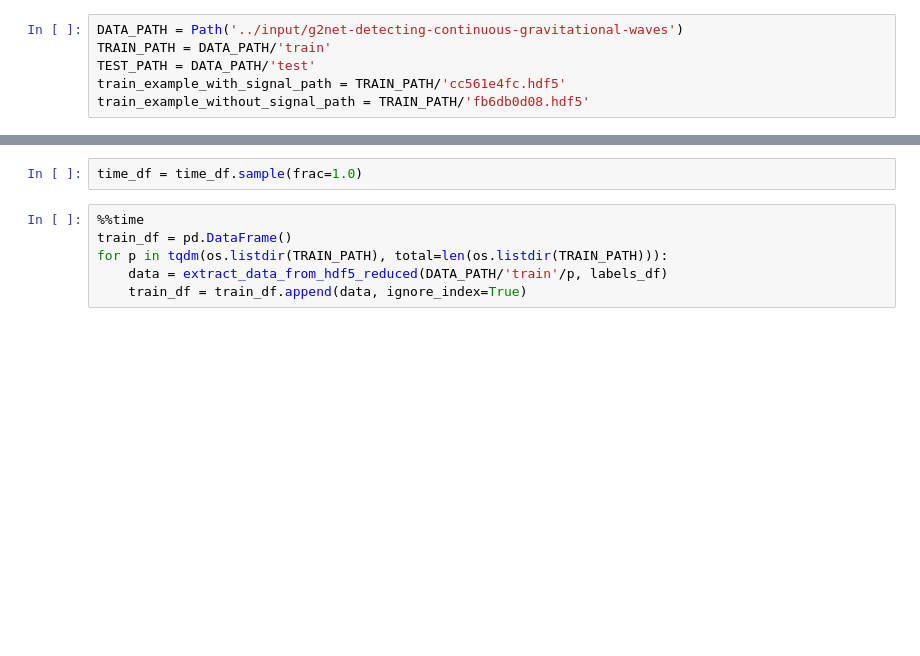
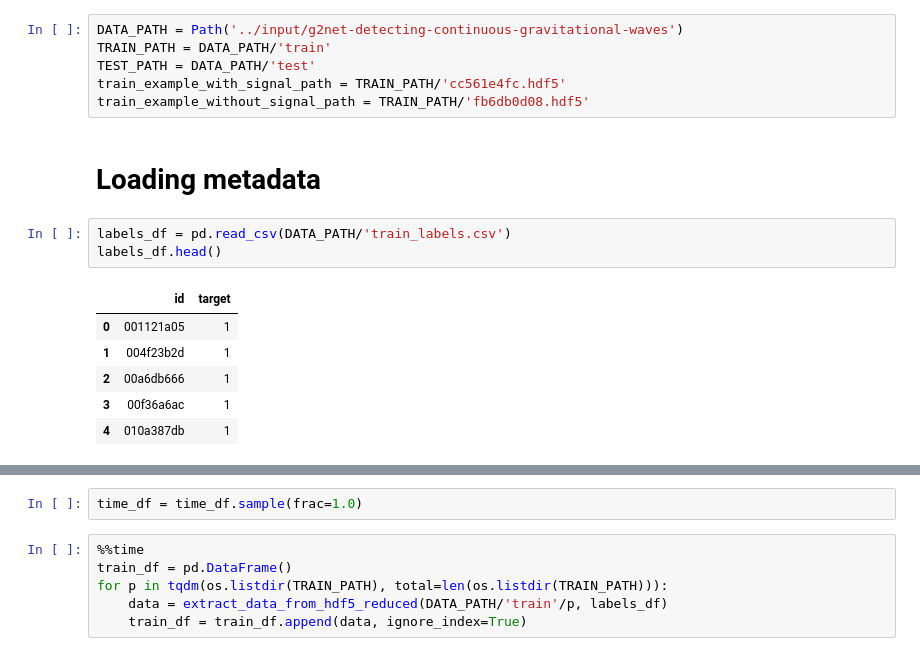
Before and after one commit to pruthvirajkottigari/transformers, a Jupyter notebook: lstm.ipynb, the cells around one changed output, grey strips where cells are left out. Saved outputs shown, nothing was run; the diff lists cells and outputs as text; blank space fills up the shorter version.

```diff
--- a/lstm.ipynb
+++ b/lstm.ipynb
@@ -46,3 +38,15 @@ TRAIN_PATH = DATA_PATH/'train'
 TEST_PATH = DATA_PATH/'test'
 train_example_with_signal_path = TRAIN_PATH/'cc561e4fc.hdf5'
 train_example_without_signal_path = TRAIN_PATH/'fb6db0d08.hdf5'
+# %% [markdown]
+# Loading metadata
+# %%
+labels_df = pd.read_csv(DATA_PATH/'train_labels.csv')
+labels_df.head()
+# %% [output]
+|  | id | target |
+| 0 | 001121a05 | 1 |
+| 1 | 004f23b2d | 1 |
+| 2 | 00a6db666 | 1 |
+| 3 | 00f36a6ac | 1 |
+| 4 | 010a387db | 1 |
```
Also changed, not shown: parts of 10 cells of this notebook.
